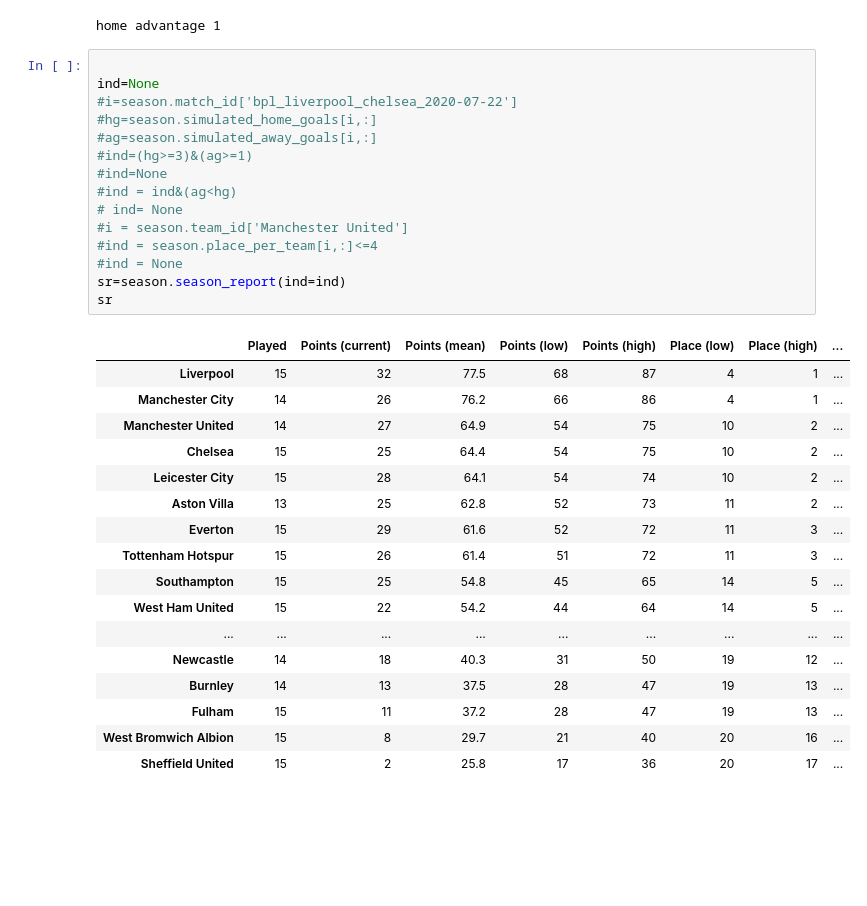
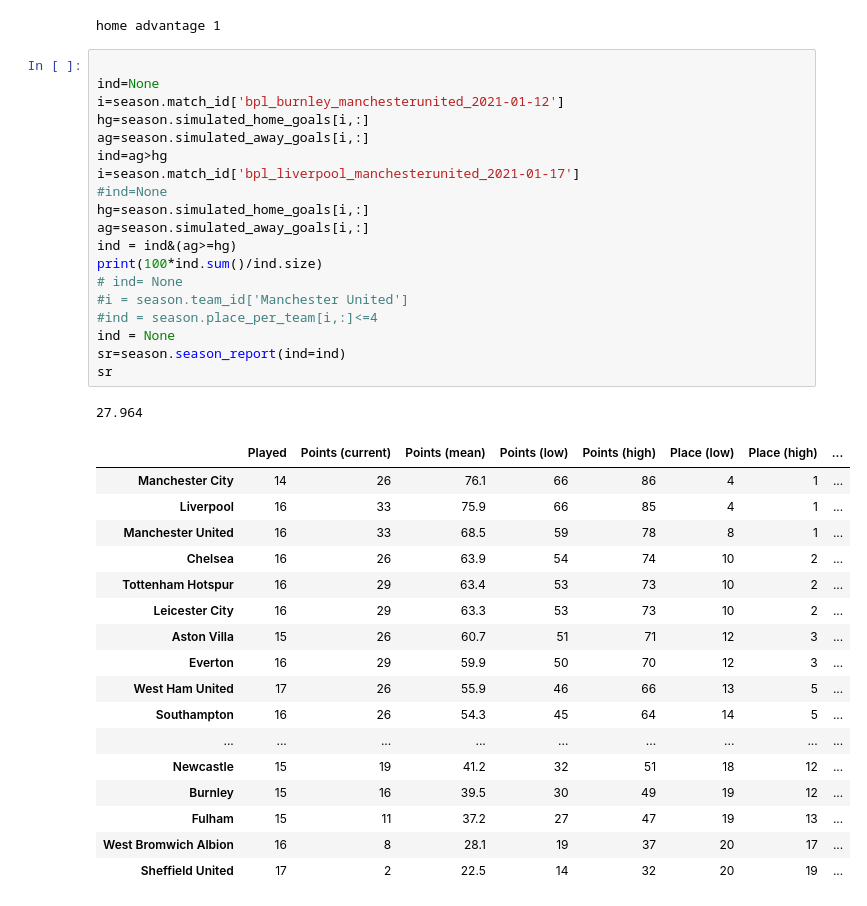
Before and after one commit to tchnvkng/football_sim, a Jupyter notebook: new_v.ipynb, the cells around one changed output. Cells and saved outputs as stored; diff of their text form; blank space fills up the shorter version.

```diff
--- a/new_v.ipynb
+++ b/new_v.ipynb
@@ -36,36 +36,41 @@ home advantage 1
 # %%
 
 ind=None
-#i=season.match_id['bpl_liverpool_chelsea_2020-07-22']
-#hg=season.simulated_home_goals[i,:]
-#ag=season.simulated_away_goals[i,:]
-#ind=(hg>=3)&(ag>=1)
+i=season.match_id['bpl_burnley_manchesterunited_2021-01-12']
+hg=season.simulated_home_goals[i,:]
+ag=season.simulated_away_goals[i,:]
+ind=ag>hg
+i=season.match_id['bpl_liverpool_manchesterunited_2021-01-17']
 #ind=None
-#ind = ind&(ag<hg)
+hg=season.simulated_home_goals[i,:]
+ag=season.simulated_away_goals[i,:]
+ind = ind&(ag>=hg)
+print(100*ind.sum()/ind.size)
 # ind= None
 #i = season.team_id['Manchester United']
 #ind = season.place_per_team[i,:]<=4
-#ind = None
+ind = None
 sr=season.season_report(ind=ind)
 sr
 # %% [output]
+27.964
 |  | Played | Points (current) | Points (mean) | Points (low) | Points (high) | Place (low) | Place (high) | ... |
-| Liverpool | 15 | 32 | 77.5 | 68 | 87 | 4 | 1 | ... |
-| Manchester City | 14 | 26 | 76.2 | 66 | 86 | 4 | 1 | ... |
-| Manchester United | 14 | 27 | 64.9 | 54 | 75 | 10 | 2 | ... |
-| Chelsea | 15 | 25 | 64.4 | 54 | 75 | 10 | 2 | ... |
-| Leicester City | 15 | 28 | 64.1 | 54 | 74 | 10 | 2 | ... |
-| Aston Villa | 13 | 25 | 62.8 | 52 | 73 | 11 | 2 | ... |
-| Everton | 15 | 29 | 61.6 | 52 | 72 | 11 | 3 | ... |
-| Tottenham Hotspur | 15 | 26 | 61.4 | 51 | 72 | 11 | 3 | ... |
-| Southampton | 15 | 25 | 54.8 | 45 | 65 | 14 | 5 | ... |
-| West Ham United | 15 | 22 | 54.2 | 44 | 64 | 14 | 5 | ... |
+| Manchester City | 14 | 26 | 76.1 | 66 | 86 | 4 | 1 | ... |
+| Liverpool | 16 | 33 | 75.9 | 66 | 85 | 4 | 1 | ... |
+| Manchester United | 16 | 33 | 68.5 | 59 | 78 | 8 | 1 | ... |
+| Chelsea | 16 | 26 | 63.9 | 54 | 74 | 10 | 2 | ... |
+| Tottenham Hotspur | 16 | 29 | 63.4 | 53 | 73 | 10 | 2 | ... |
+| Leicester City | 16 | 29 | 63.3 | 53 | 73 | 10 | 2 | ... |
+| Aston Villa | 15 | 26 | 60.7 | 51 | 71 | 12 | 3 | ... |
+| Everton | 16 | 29 | 59.9 | 50 | 70 | 12 | 3 | ... |
+| West Ham United | 17 | 26 | 55.9 | 46 | 66 | 13 | 5 | ... |
+| Southampton | 16 | 26 | 54.3 | 45 | 64 | 14 | 5 | ... |
 | ... | ... | ... | ... | ... | ... | ... | ... | ... |
-| Newcastle | 14 | 18 | 40.3 | 31 | 50 | 19 | 12 | ... |
-| Burnley | 14 | 13 | 37.5 | 28 | 47 | 19 | 13 | ... |
-| Fulham | 15 | 11 | 37.2 | 28 | 47 | 19 | 13 | ... |
-| West Bromwich Albion | 15 | 8 | 29.7 | 21 | 40 | 20 | 16 | ... |
-| Sheffield United | 15 | 2 | 25.8 | 17 | 36 | 20 | 17 | ... |
+| Newcastle | 15 | 19 | 41.2 | 32 | 51 | 18 | 12 | ... |
+| Burnley | 15 | 16 | 39.5 | 30 | 49 | 19 | 12 | ... |
+| Fulham | 15 | 11 | 37.2 | 27 | 47 | 19 | 13 | ... |
+| West Bromwich Albion | 16 | 8 | 28.1 | 19 | 37 | 20 | 17 | ... |
+| Sheffield United | 17 | 2 | 22.5 | 14 | 32 | 20 | 19 | ... |
 # %%
 plt.plot(sr['rating'],sr['Points (mean)'],'.')
 # %% [output]
```
Also changed, not shown: parts of 15 cells of this notebook, 3 other files.
